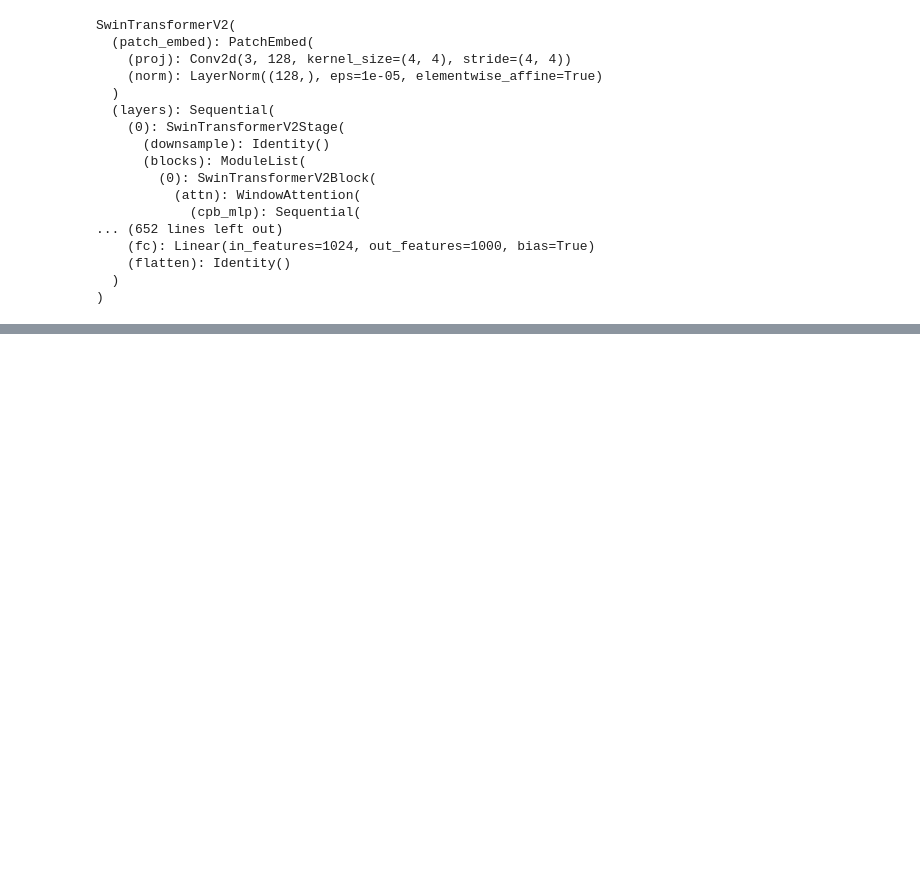
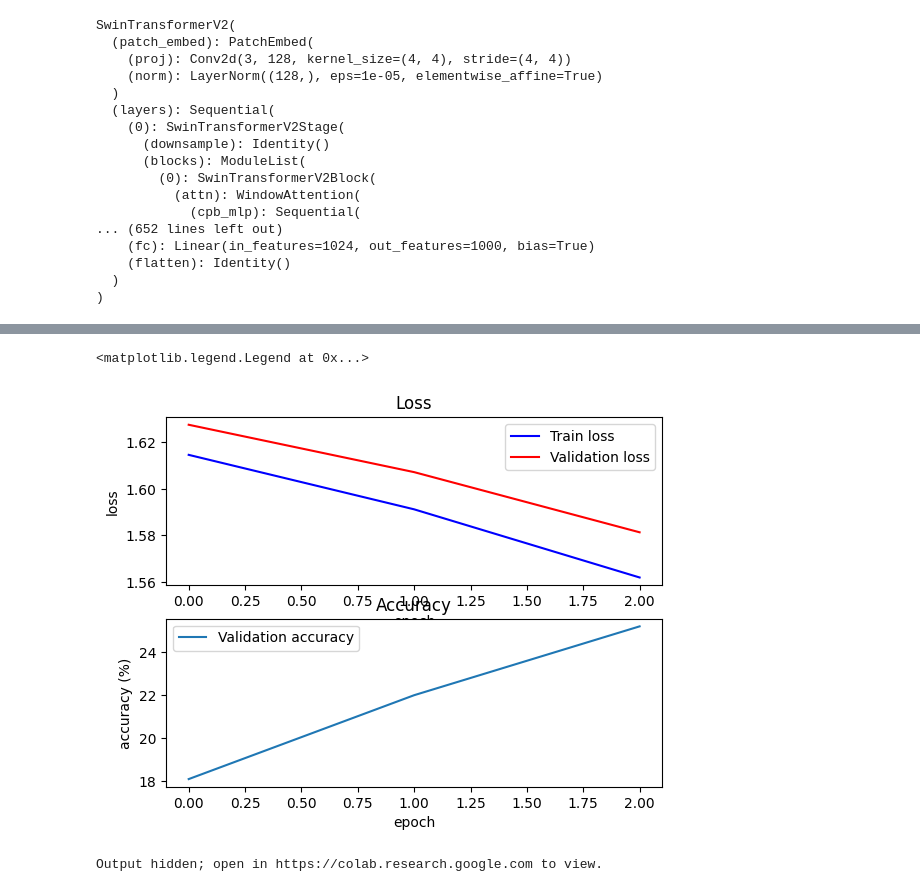
Before and after one commit to miri6913/Fast_Campus_Image_Processing, a Jupyter notebook: 12 영상 품질 저하 요소 분류 실습 (Environmental Degradation 요소 및 tensorRT).ipynb, the cells around one changed output, grey strips where cells are left out. Saved outputs shown, nothing was run; the diff lists cells and outputs as text; code cells hidden in the pictures; blank space fills up the shorter version.

Commit message:
trained and validated

```diff
--- a/12 영상 품질 저하 요소 분류 실습 (Environmental Degradation 요소 및 tensorRT).ipynb
+++ b/12 영상 품질 저하 요소 분류 실습 (Environmental Degradation 요소 및 tensorRT).ipynb
@@ -188,0 +242,2 @@ from tqdm import tqdm_notebook as tqdm
+# %%
+train_losses, val_losses, val_accs = train_model(swin_model, train_loader, val_loader, criterion)
@@ -188,0 +248,18 @@ from tqdm import tqdm_notebook as tqdm
+# %%
+plt.subplot(2, 1, 1)
+plt.plot(train_losses, 'b-', label='Train loss')
+plt.plot(val_losses, 'r-', label='Validation loss')
+plt.title('Loss')
+plt.xlabel('epoch')
+plt.ylabel('loss')
+plt.legend()
+
+plt.subplot(2, 1, 2)
+plt.plot(val_accs, label='Validation accuracy')
+plt.title('Accuracy')
+plt.xlabel('epoch')
+plt.ylabel('accuracy (%)')
+plt.legend()
+# %% [output]
+<matplotlib.legend.Legend at 0x...>
+[figure, added]
@@ -188,0 +280,27 @@ from tqdm import tqdm_notebook as tqdm
+# %%
+count = 1
+
+plt.figure(figsize=(20,20))
+
+for class_name, folder in class_folders.items():
+    image_paths = glob.glob(os.path.join(folder, '*'))
+    selected = image_paths[:5]
+
+    for img_path in selected:
+        img = load_transform(img_path, pytorch_transform)
+
+        swin_model.eval()
+        with torch.no_grad():
+            outputs = swin_model(img)
+            probs = F.softmax(outputs, dim=1)
+            _, pred = torch.max(probs,1)
+            prediction = idx_to_class[pred.item()]
+
+        plt.subplot(5, 5, count)
+        plt.imshow(Image.open(img_path))
+        plt.title(f'True: {class_name}\n Pred: {prediction}')
+        plt.axis('off')
+
+        count += 1
+# %% [output]
+Output hidden; open in https://colab.research.google.com to view.
```
Also changed, not shown: parts of 7 cells of this notebook.
